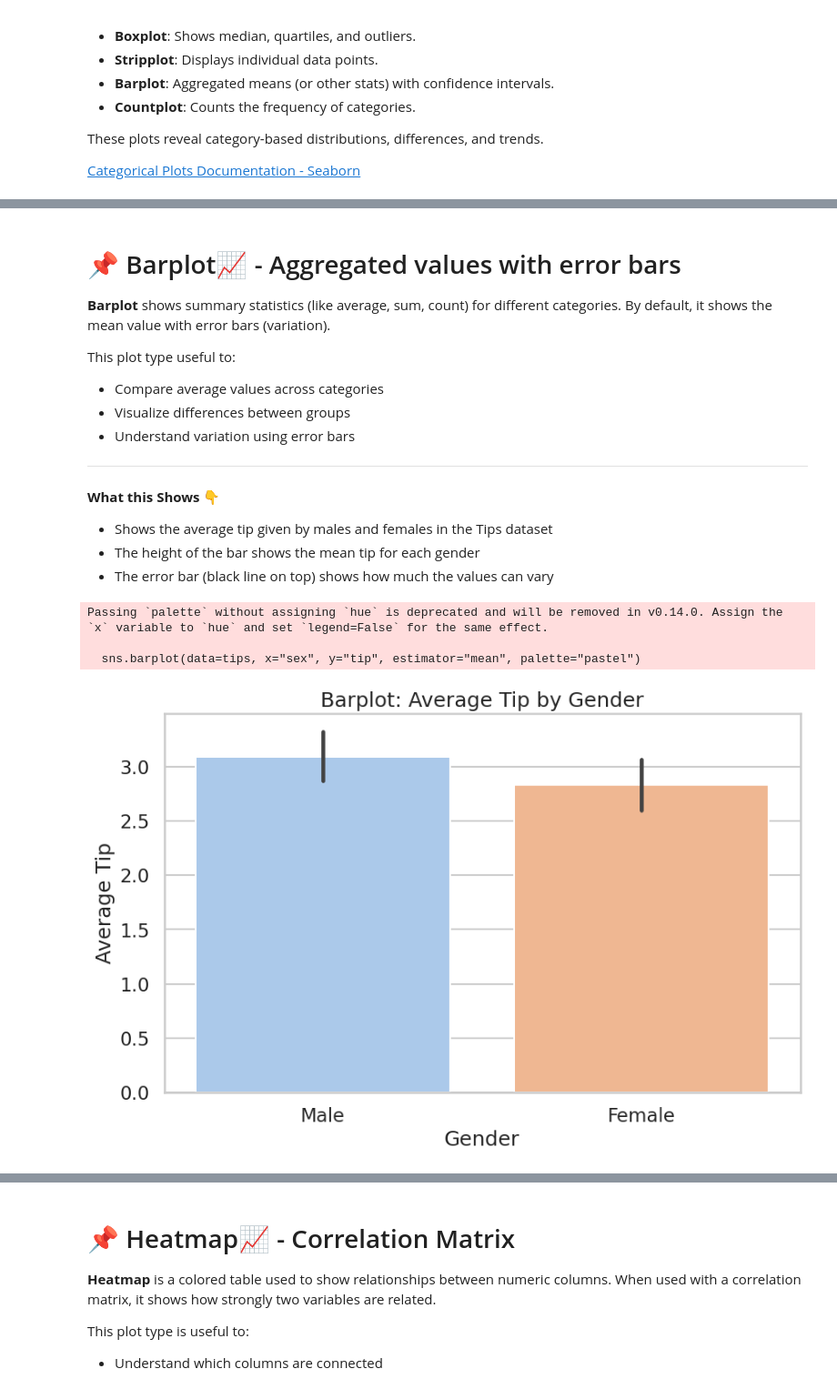
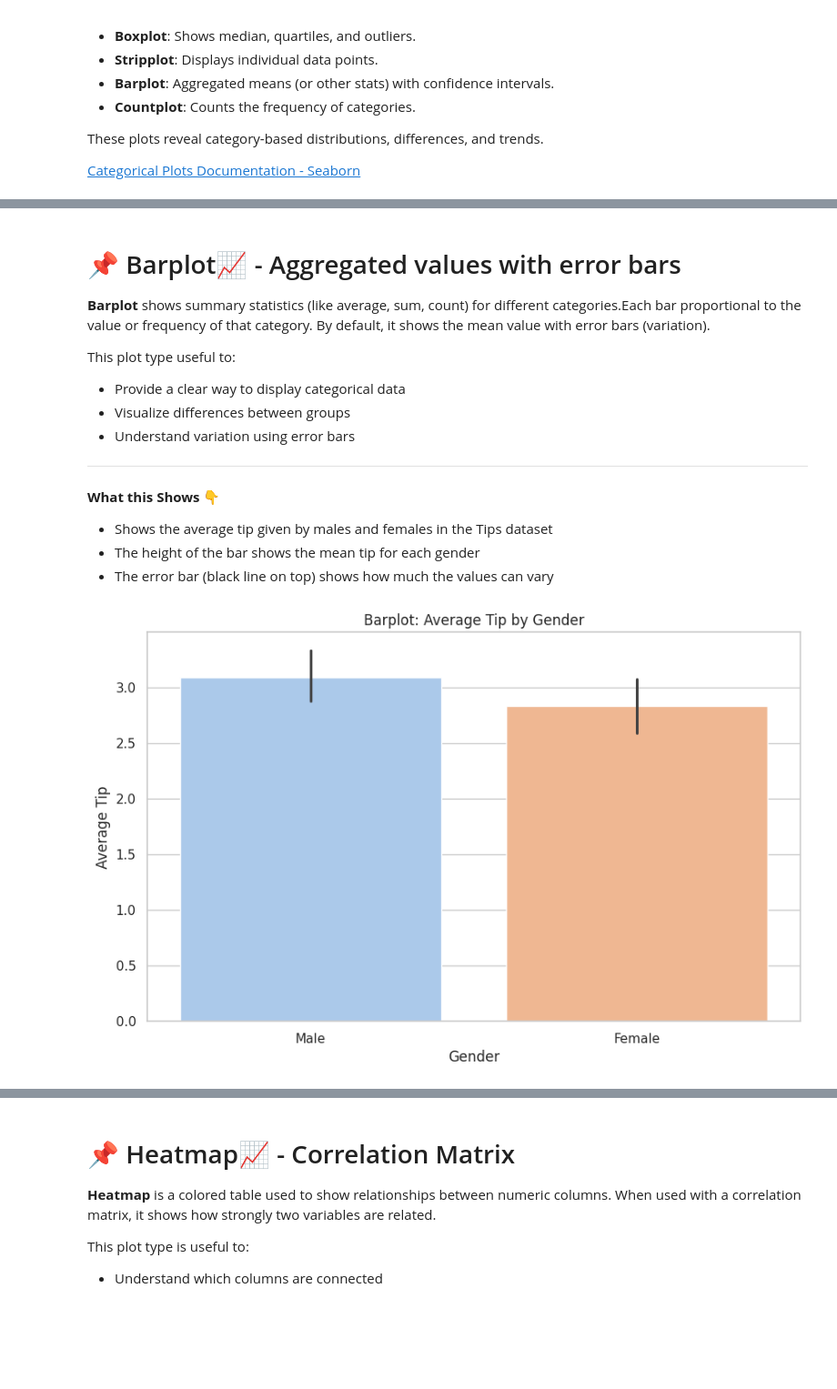
Before and after one commit to Mithula-cbw/jupyter-notebooks-public, a Jupyter notebook: Data_Analytics_Group_Project.ipynb, the cells around one changed output, grey strips where cells are left out. Shown at 91% size. Saved outputs shown, nothing was run; the diff lists cells and outputs as text; code cells hidden in the pictures; blank space fills up the shorter version.

```diff
--- a/Data_Analytics_Group_Project.ipynb
+++ b/Data_Analytics_Group_Project.ipynb
@@ -351,12 +344,12 @@ plt.show()
 # %% [markdown]
 # 📌 Barplot📈 - Aggregated values with error bars
 
-**Barplot** shows summary statistics (like average, sum, count) for different categories. By default, it shows the mean value with error bars (variation).
+**Barplot** shows summary statistics (like average, sum, count) for different categories.Each bar proportional to the value or frequency of that category. By default, it shows the mean value with error bars (variation).
 
 This plot type useful to:
 
 
-*   Compare average values across categories
+*   Provide a clear way to display categorical data
 *   Visualize differences between groups
 *   Understand variation using error bars
 
@@ -372,16 +365,13 @@ This plot type useful to:
 *   The error bar (black line on top) shows how much the values can vary
 # %%
 # Average tip by gender
-sns.barplot(data=tips, x="sex", y="tip", estimator="mean", palette="pastel")
+sns.barplot(data=tips, x="sex", y="tip", hue="sex", estimator="mean", palette="pastel")
 plt.title("Barplot: Average Tip by Gender")
 plt.xlabel("Gender")
 plt.ylabel("Average Tip")
 plt.show()
 # %% [output]
-Passing `palette` without assigning `hue` is deprecated and will be removed in v0.14.0. Assign the `x` variable to `hue` and set `legend=False` for the same effect.
-
-  sns.barplot(data=tips, x="sex", y="tip", estimator="mean", palette="pastel")
-[figure, old version]
+[figure, new version]
 # %% [markdown]
 # 📌 Countplot📉 - Frequency counts
 
```
Also changed, not shown: parts of 37 cells of this notebook.
